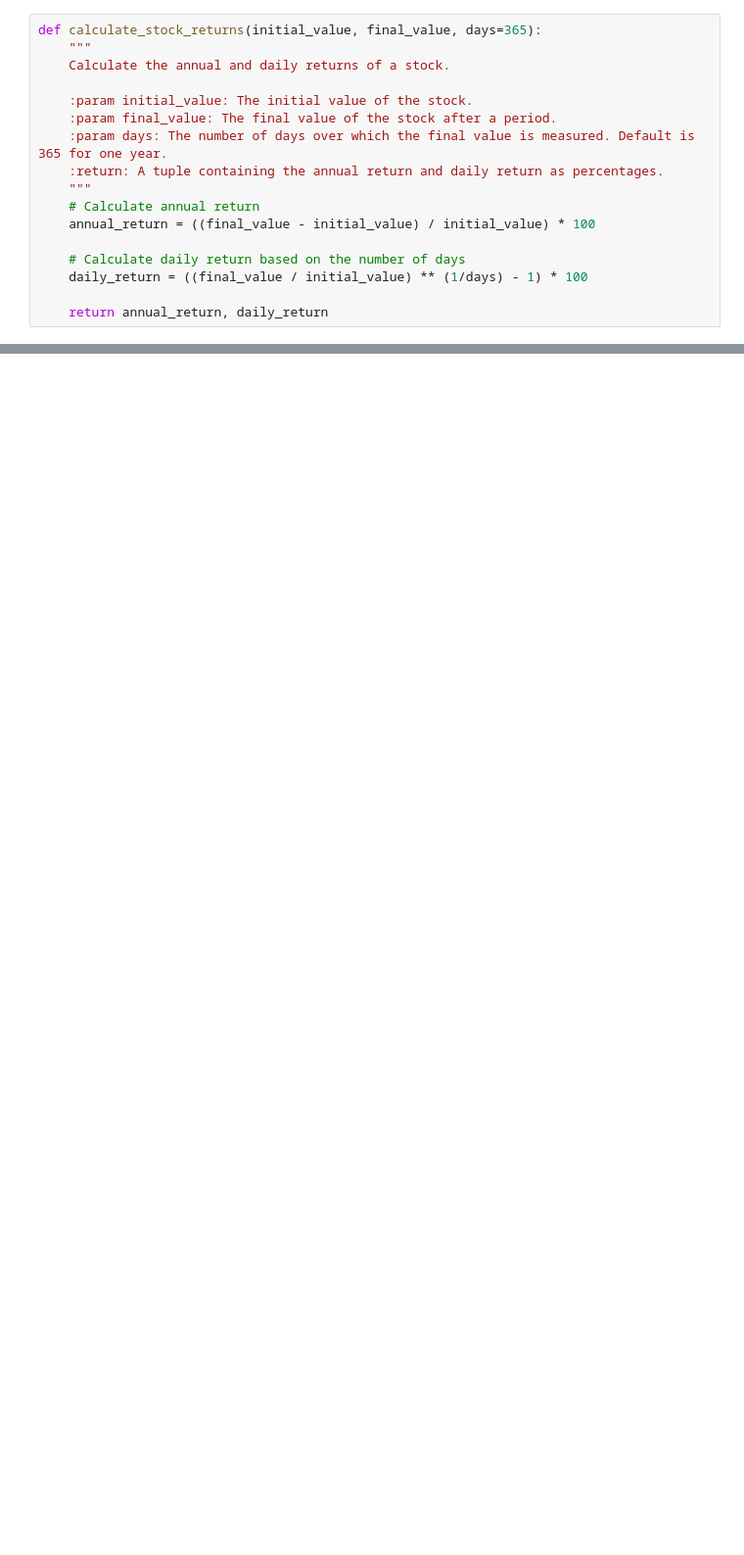
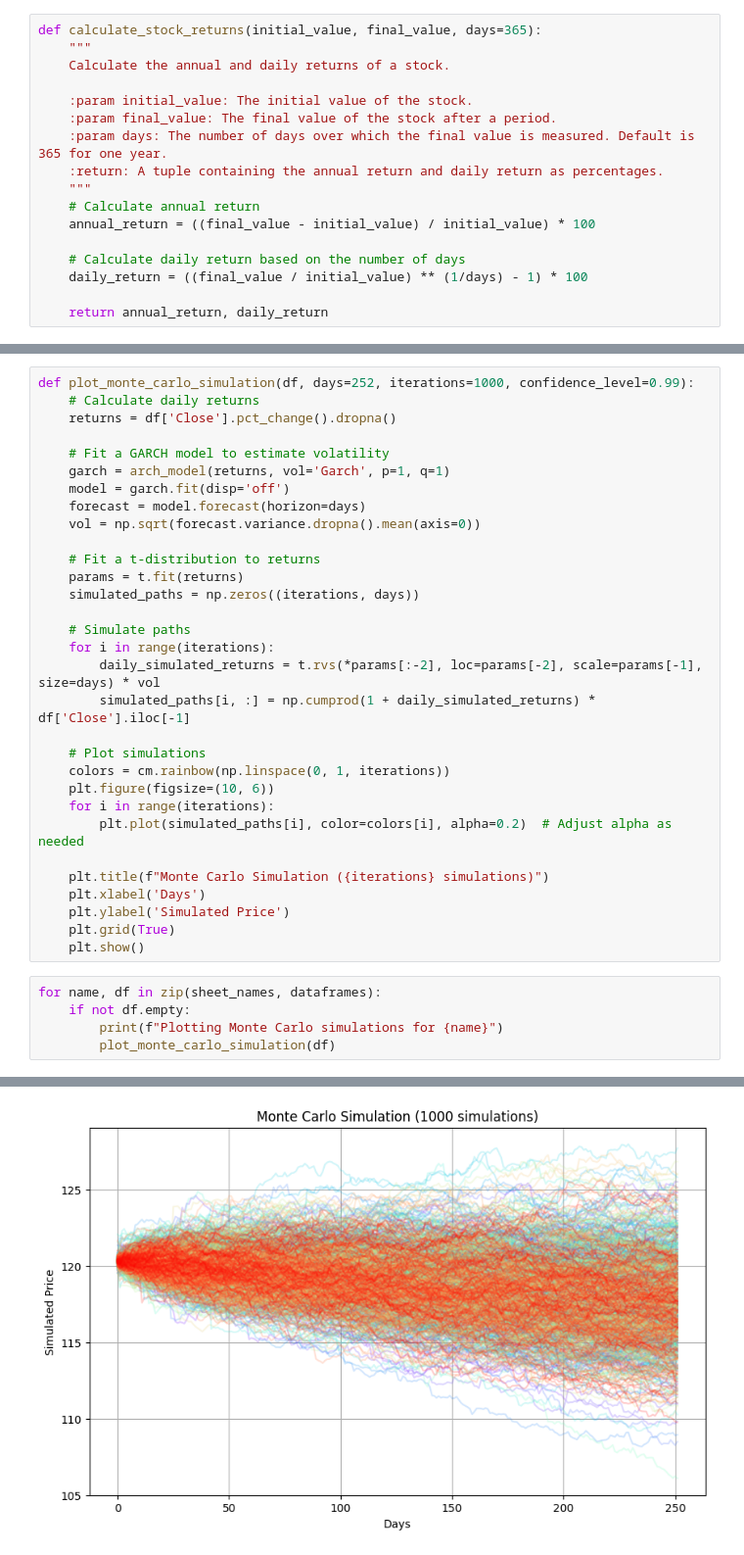
Before and after one commit to KunAn89/Modeling, a Jupyter notebook: Modeling_Market_Risk.ipynb, the cells around one changed output, grey strips where cells are left out. Shown at 98% size. Drawn from its saved outputs; the diff is of its cells as text; blank space fills up the shorter version.

```diff
--- a/Modeling_Market_Risk.ipynb
+++ b/Modeling_Market_Risk.ipynb
@@ -243,0 +695,37 @@ Combine
+# %%
+def plot_monte_carlo_simulation(df, days=252, iterations=1000, confidence_level=0.99):
+    # Calculate daily returns
+    returns = df['Close'].pct_change().dropna()
+
+    # Fit a GARCH model to estimate volatility
+    garch = arch_model(returns, vol='Garch', p=1, q=1)
+    model = garch.fit(disp='off')
+    forecast = model.forecast(horizon=days)
+    vol = np.sqrt(forecast.variance.dropna().mean(axis=0))
+
+    # Fit a t-distribution to returns
+    params = t.fit(returns)
+    simulated_paths = np.zeros((iterations, days))
+
+    # Simulate paths
+    for i in range(iterations):
+        daily_simulated_returns = t.rvs(*params[:-2], loc=params[-2], scale=params[-1], size=days) * vol
+        simulated_paths[i, :] = np.cumprod(1 + daily_simulated_returns) * df['Close'].iloc[-1]
+
+    # Plot simulations
+    colors = cm.rainbow(np.linspace(0, 1, iterations))
+    plt.figure(figsize=(10, 6))
+    for i in range(iterations):
+        plt.plot(simulated_paths[i], color=colors[i], alpha=0.2)  # Adjust alpha as needed
+
+    plt.title(f"Monte Carlo Simulation ({iterations} simulations)")
+    plt.xlabel('Days')
+    plt.ylabel('Simulated Price')
+    plt.grid(True)
+    plt.show()
+# %%
+for name, df in zip(sheet_names, dataframes):
+    if not df.empty:
+        print(f"Plotting Monte Carlo simulations for {name}")
+        plot_monte_carlo_simulation(df)
+# %% [output]
@@ -243,0 +741 @@ Combine
+[figure, added]
```
Also changed, not shown: parts of 54 cells of this notebook.
